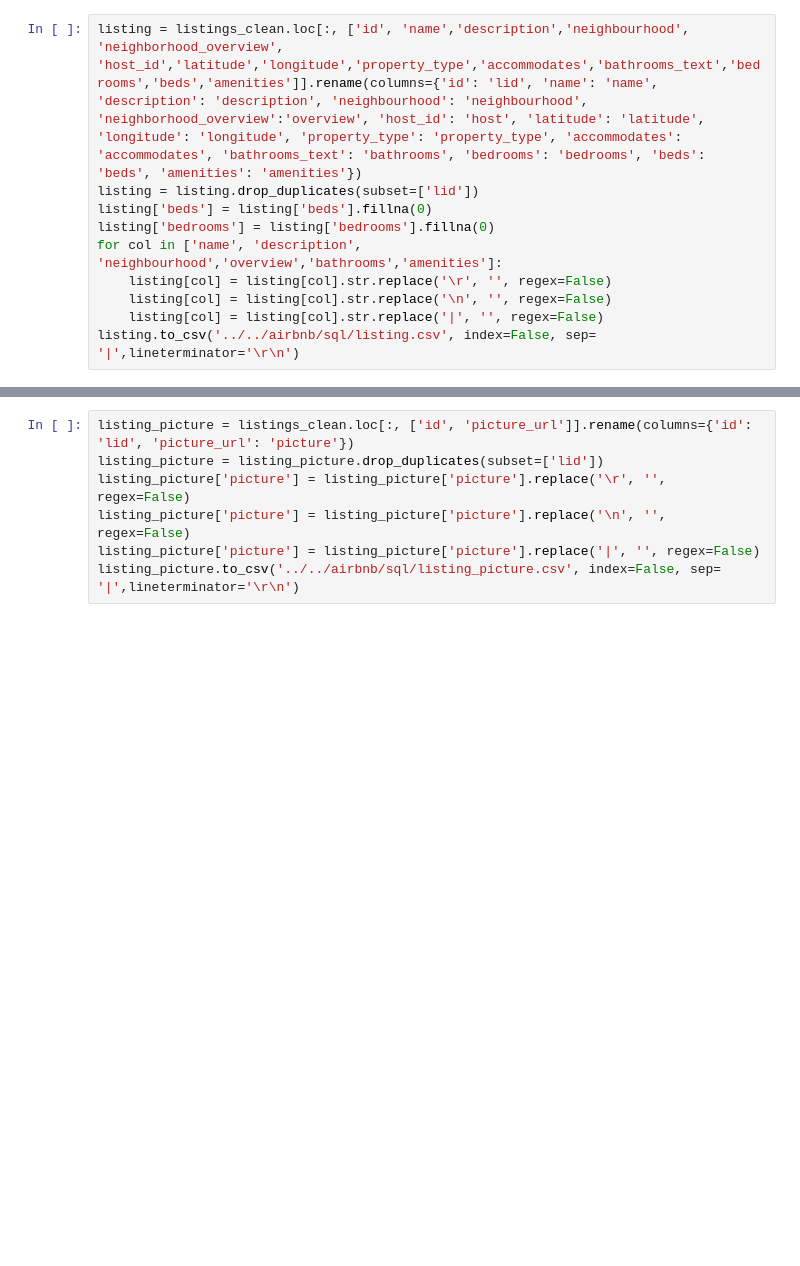
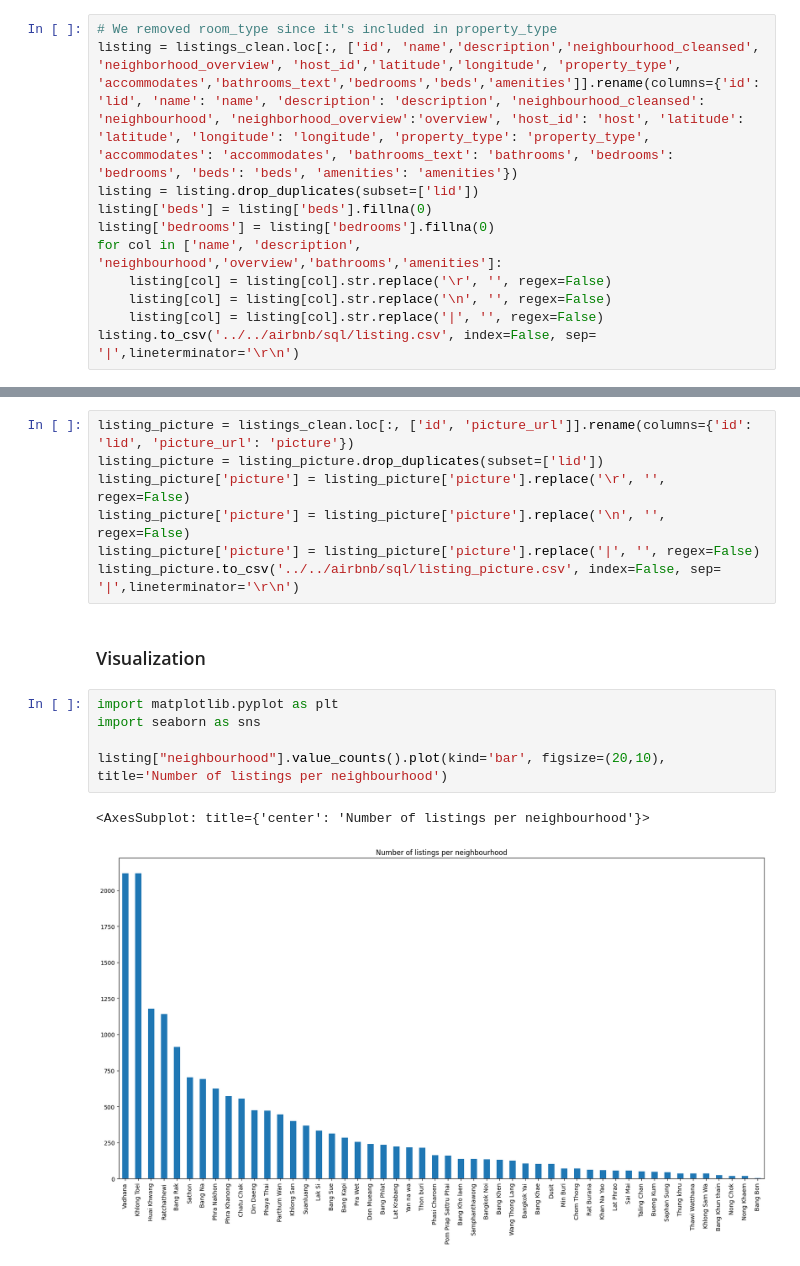
Before and after one commit to YoungYan-0/DSA5104_Project, a Jupyter notebook: Jupyter Notebooks/fetch_table.ipynb, the cells around one changed output, grey strips where cells are left out. Saved outputs shown, nothing was run; the diff lists cells and outputs as text; blank space fills up the shorter version.

Commit message:
Change file location, add visualization

```diff
--- a/Jupyter Notebooks/fetch_table.ipynb
+++ b/Jupyter Notebooks/fetch_table.ipynb
@@ -46,7 +46,8 @@ calendar.to_csv('../../airbnb/sql/calendar.csv', index=False, sep= '|',linetermi
 # %% [markdown]
 ### Listing
 # %%
-listing = listings_clean.loc[:, ['id', 'name','description','neighbourhood', 'neighborhood_overview', 'host_id','latitude','longitude','property_type','accommodates','bathrooms_text','bedrooms','beds','amenities']].rename(columns={'id': 'lid', 'name': 'name', 'description': 'description', 'neighbourhood': 'neighbourhood', 'neighborhood_overview':'overview', 'host_id': 'host', 'latitude': 'latitude', 'longitude': 'longitude', 'property_type': 'property_type', 'accommodates': 'accommodates', 'bathrooms_text': 'bathrooms', 'bedrooms': 'bedrooms', 'beds': 'beds', 'amenities': 'amenities'})
+# We removed room_type since it's included in property_type
+listing = listings_clean.loc[:, ['id', 'name','description','neighbourhood_cleansed', 'neighborhood_overview', 'host_id','latitude','longitude', 'property_type', 'accommodates','bathrooms_text','bedrooms','beds','amenities']].rename(columns={'id': 'lid', 'name': 'name', 'description': 'description', 'neighbourhood_cleansed': 'neighbourhood', 'neighborhood_overview':'overview', 'host_id': 'host', 'latitude': 'latitude', 'longitude': 'longitude', 'property_type': 'property_type', 'accommodates': 'accommodates', 'bathrooms_text': 'bathrooms', 'bedrooms': 'bedrooms', 'beds': 'beds', 'amenities': 'amenities'})
 listing = listing.drop_duplicates(subset=['lid'])
 listing['beds'] = listing['beds'].fillna(0)
 listing['bedrooms'] = listing['bedrooms'].fillna(0)
@@ -118,3 +119,13 @@ listing_picture['picture'] = listing_picture['picture'].replace('\r', '', regex=
 listing_picture['picture'] = listing_picture['picture'].replace('\n', '', regex=False)
 listing_picture['picture'] = listing_picture['picture'].replace('|', '', regex=False)
 listing_picture.to_csv('../../airbnb/sql/listing_picture.csv', index=False, sep= '|',lineterminator='\r\n')
+# %% [markdown]
+### Visualization
+# %%
+import matplotlib.pyplot as plt
+import seaborn as sns
+
+listing["neighbourhood"].value_counts().plot(kind='bar', figsize=(20,10), title='Number of listings per neighbourhood')
+# %% [output]
+<AxesSubplot: title={'center': 'Number of listings per neighbourhood'}>
+[figure, added]
```
Also changed, not shown: parts of 16 cells of this notebook.
